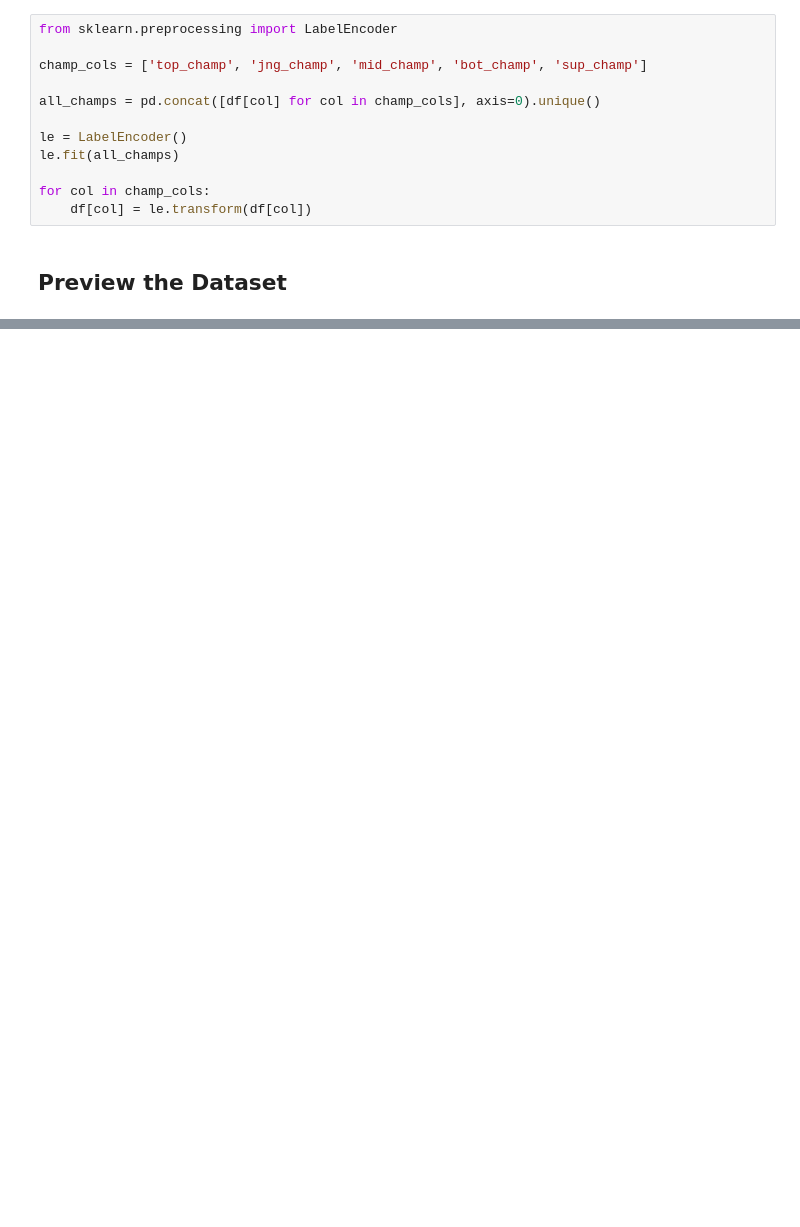
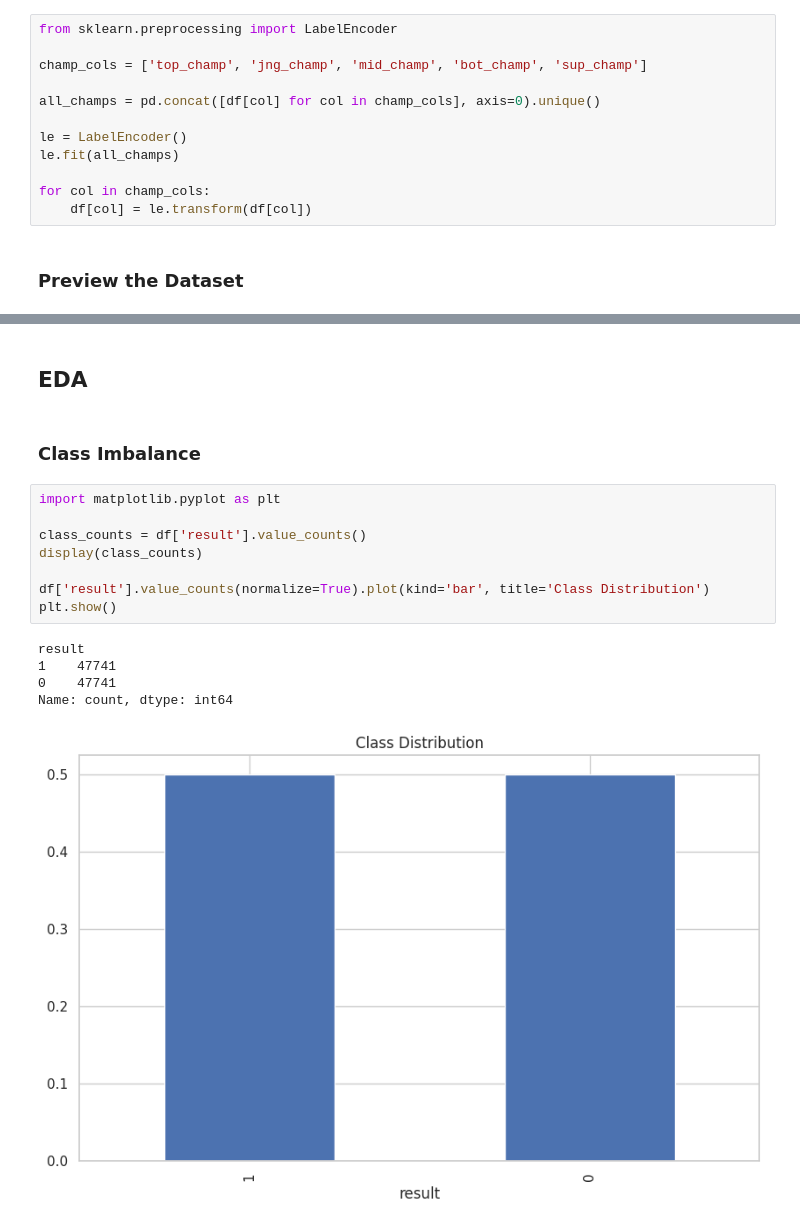
Before and after one commit to quiet98k/LOL-Win-Prediction, a Jupyter notebook: prediction.ipynb, the cells around one changed output, grey strips where cells are left out. Saved outputs shown, nothing was run; the diff lists cells and outputs as text; blank space fills up the shorter version.

```diff
--- a/prediction.ipynb
+++ b/prediction.ipynb
@@ -199,7 +199,7 @@ le.fit(all_champs)
 for col in champ_cols:
     df[col] = le.transform(df[col])
 # %% [markdown]
-## Preview the Dataset
+### Preview the Dataset
 # %%
 # Concatenate the head and tail of the dataframe
 head_and_tail = pd.concat([df.head(), df.tail()])
@@ -219,3 +219,21 @@ display(pd.concat([df.head(), df.tail()]))
 | 98361 | 0 | 0.4058 | 1.0280 | 1.0 | 3.0 | 2.0 | 0.0 | 0.0 | 0.0 | ... |
 | 98362 | 0 | 0.3771 | 0.8013 | 0.0 | 3.0 | 3.0 | 0.0 | 0.0 | 1.0 | ... |
 | 98363 | 1 | 0.4242 | 0.8013 | 1.0 | 3.0 | 3.0 | 0.0 | 0.0 | 0.0 | ... |
+# %% [markdown]
+## EDA
+# %% [markdown]
+### Class Imbalance
+# %%
+import matplotlib.pyplot as plt
+
+class_counts = df['result'].value_counts()
+display(class_counts)
+
+df['result'].value_counts(normalize=True).plot(kind='bar', title='Class Distribution')
+plt.show()
+# %% [output]
+result
+1    47741
+0    47741
+Name: count, dtype: int64
+[figure, added]
```
Also changed, not shown: parts of 16 cells of this notebook.
